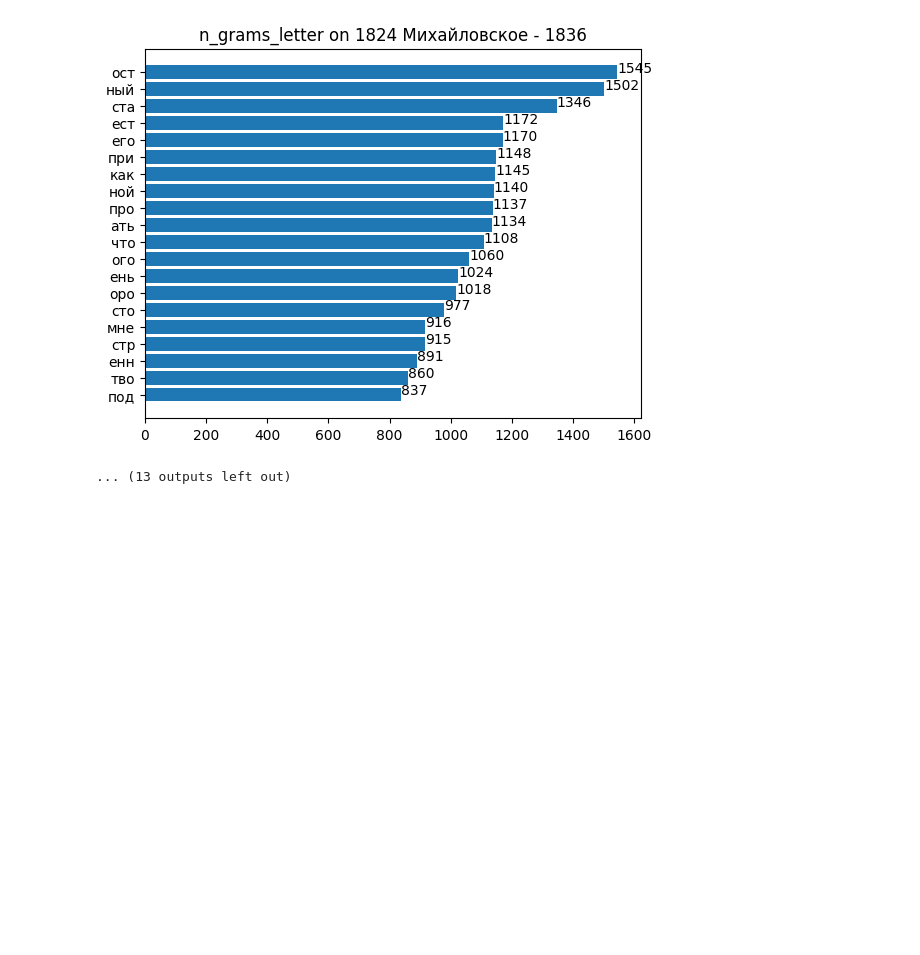
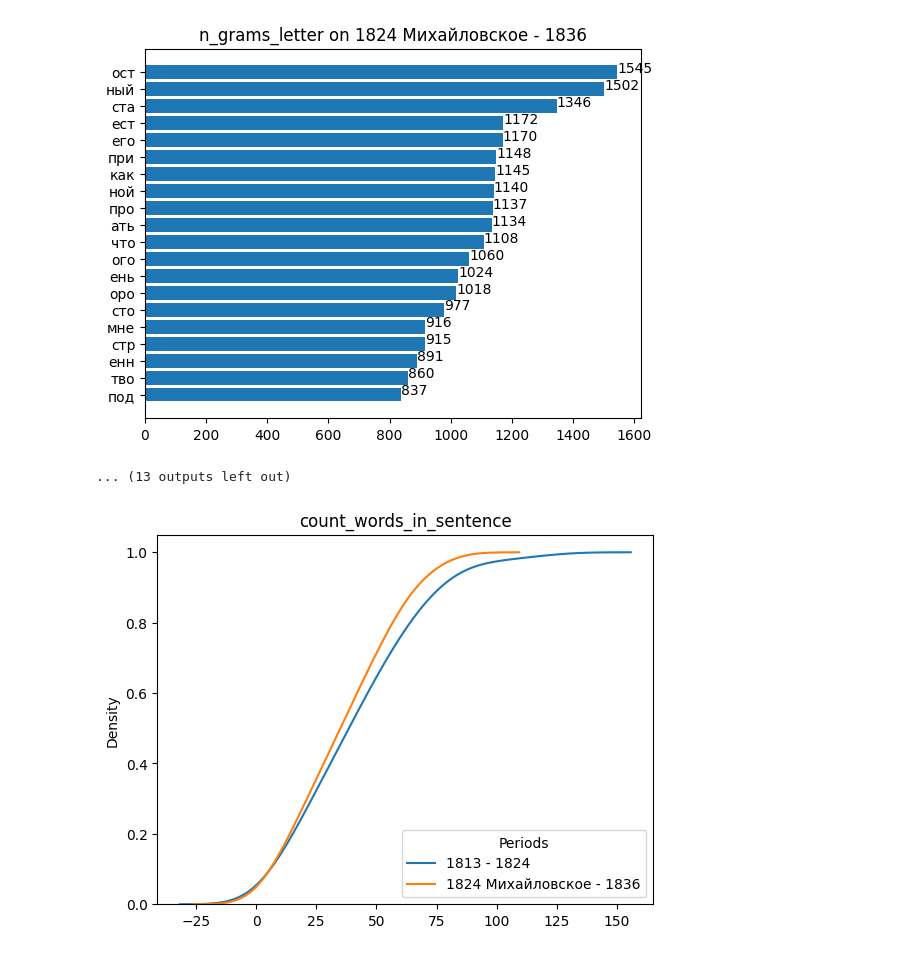
Before and after one commit to gudkovst/Analysis-Pushkin-style, a Jupyter notebook: distributions.ipynb, the cells around one changed output. Cells and saved outputs as stored; diff of their text form; code cells hidden in the pictures; blank space fills up the shorter version.

```diff
--- a/distributions.ipynb
+++ b/distributions.ipynb
@@ -79,3 +79,7 @@ emp_periods(periods=pers)
 [figure]
 [figure]
 ... (13 outputs left out)
+# %%
+emp_periods(['count_words_in_sentence'], periods=pers)
+# %% [output]
+[figure, added]
```
Also changed, not shown: 2 other files.
